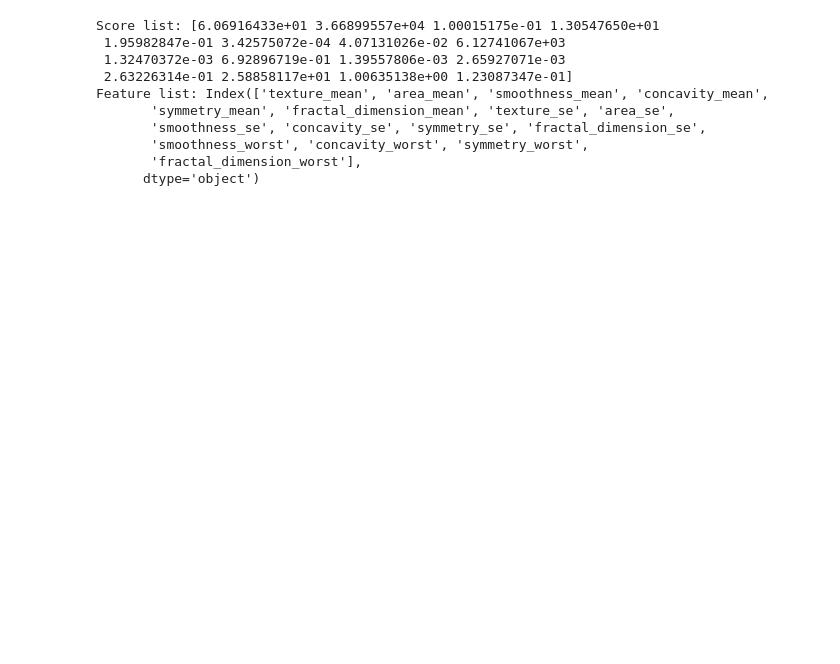
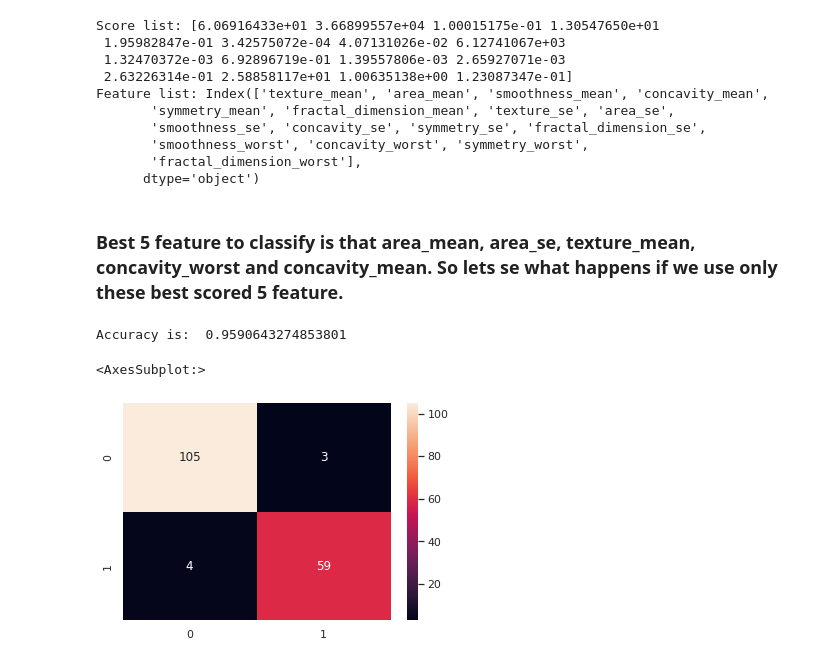
Before and after one commit to nebasam/Industry---Casualty-Challenge, a Jupyter notebook: notebook/feature.ipynb, the cells around one changed output. Drawn from its saved outputs; the diff is of its cells as text; code cells hidden in the pictures; blank space fills up the shorter version.

Commit message:
computes score for features

```diff
--- a/notebook/feature.ipynb
+++ b/notebook/feature.ipynb
@@ -350,3 +350,19 @@ Feature list: Index(['texture_mean', 'area_mean', 'smoothness_mean', 'concavity_
        'smoothness_worst', 'concavity_worst', 'symmetry_worst',
        'fractal_dimension_worst'],
       dtype='object')
+# %% [markdown]
+### Best 5 feature to classify is that area_mean, area_se, texture_mean, concavity_worst and concavity_mean. So lets se what happens if we use only these best scored 5 feature.
+# %%
+x_train_2 = select_feature.transform(x_train)
+x_test_2 = select_feature.transform(x_test)
+#random forest classifier with n_estimators=10 (default)
+clf_rf_2 = RandomForestClassifier()
+clr_rf_2 = clf_rf_2.fit(x_train_2,y_train)
+ac_2 = accuracy_score(y_test,clf_rf_2.predict(x_test_2))
+print('Accuracy is: ',ac_2)
+cm_2 = confusion_matrix(y_test,clf_rf_2.predict(x_test_2))
+sns.heatmap(cm_2,annot=True,fmt="d")
+# %% [output]
+Accuracy is:  0.9590643274853801
+<AxesSubplot:>
+[figure, added]
```
Also changed, not shown: parts of 3 cells of this notebook.
